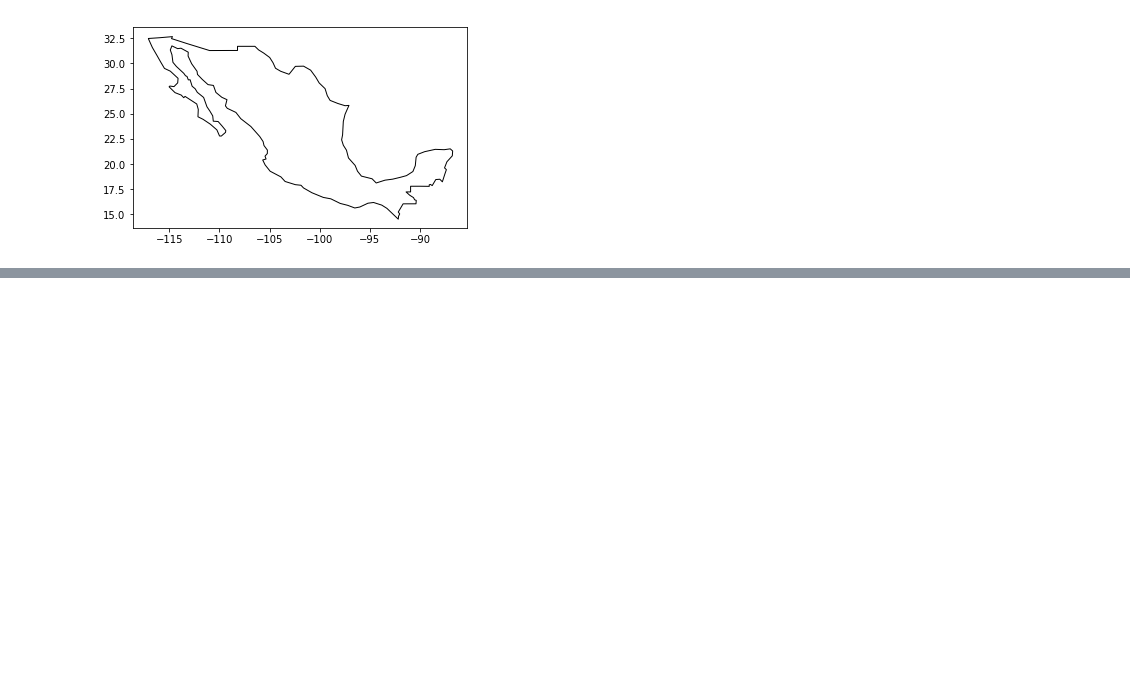
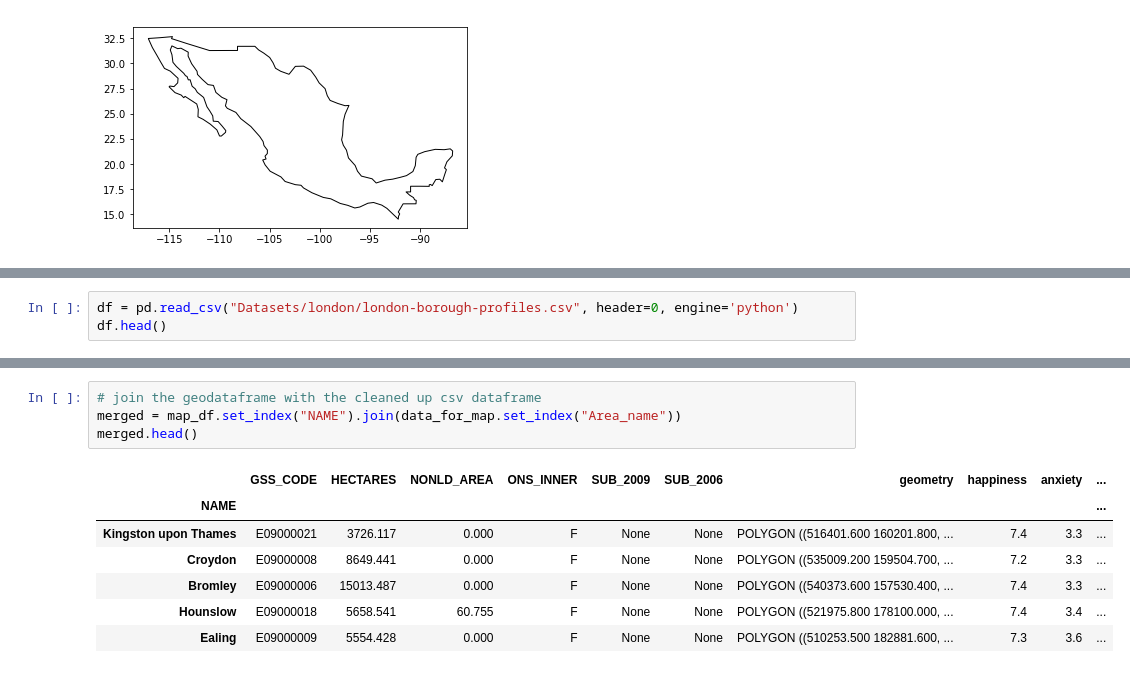
Before and after one commit to edavgaun/Inteligencia-de-negocios, a Jupyter notebook: 11_Herramientas_visualizacion_datos.ipynb, the cells around one changed output, grey strips where cells are left out. Drawn from its saved outputs; the diff is of its cells as text; blank space fills up the shorter version.

```diff
--- a/11_Herramientas_visualizacion_datos.ipynb
+++ b/11_Herramientas_visualizacion_datos.ipynb
@@ -449,0 +476,3 @@ plt.show()
+# %%
+df = pd.read_csv("Datasets/london/london-borough-profiles.csv", header=0, engine='python')
+df.head()
@@ -449,0 +516,12 @@ plt.show()
+# %%
+# join the geodataframe with the cleaned up csv dataframe
+merged = map_df.set_index("NAME").join(data_for_map.set_index("Area_name"))
+merged.head()
+# %% [output]
+|  | GSS_CODE | HECTARES | NONLD_AREA | ONS_INNER | SUB_2009 | SUB_2006 | geometry | happiness | anxiety | ... |
+| NAME |  |  |  |  |  |  |  |  |  | ... |
+| Kingston upon Thames | E09000021 | 3726.117 | 0.000 | F | None | None | POLYGON ((516401.600 160201.800, ... | 7.4 | 3.3 | ... |
+| Croydon | E09000008 | 8649.441 | 0.000 | F | None | None | POLYGON ((535009.200 159504.700, ... | 7.2 | 3.3 | ... |
+| Bromley | E09000006 | 15013.487 | 0.000 | F | None | None | POLYGON ((540373.600 157530.400, ... | 7.4 | 3.3 | ... |
+| Hounslow | E09000018 | 5658.541 | 60.755 | F | None | None | POLYGON ((521975.800 178100.000, ... | 7.4 | 3.4 | ... |
+| Ealing | E09000009 | 5554.428 | 0.000 | F | None | None | POLYGON ((510253.500 182881.600, ... | 7.3 | 3.6 | ... |
```
Also changed, not shown: parts of 16 cells of this notebook.
